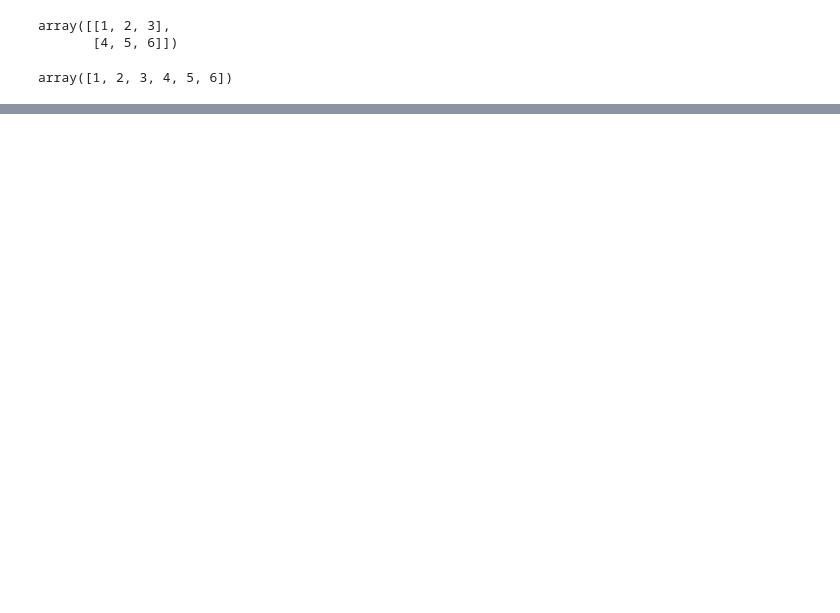
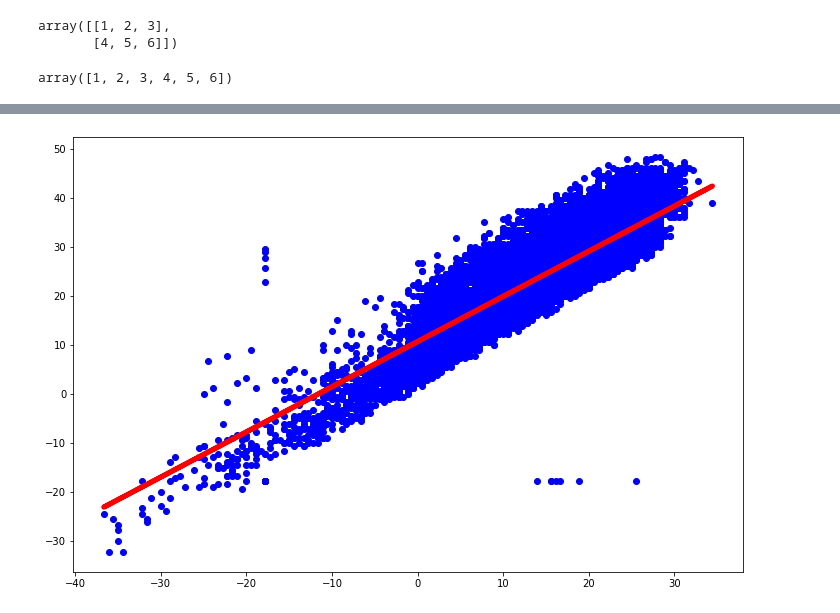
Before and after one commit to archie-95/InsideAIML-Codes, a Jupyter notebook: Simple Linear Regression-InsideAIML.ipynb, the cells around one changed output, grey strips where cells are left out. Drawn from its saved outputs; the diff is of its cells as text; code cells hidden in the pictures; blank space fills up the shorter version.

```diff
--- a/Simple Linear Regression-InsideAIML.ipynb
+++ b/Simple Linear Regression-InsideAIML.ipynb
@@ -262,0 +276,7 @@ Mean Absolute Error: 3.1881981900385226
+# %%
+plt.figure(figsize=(12,8))
+plt.scatter(X_test, y_test,  color='b')
+plt.plot(X_test, y_pred, color='red', linewidth=5)
+plt.show()
+# %% [output]
+[figure, added]
```
Also changed, not shown: parts of 17 cells of this notebook.
